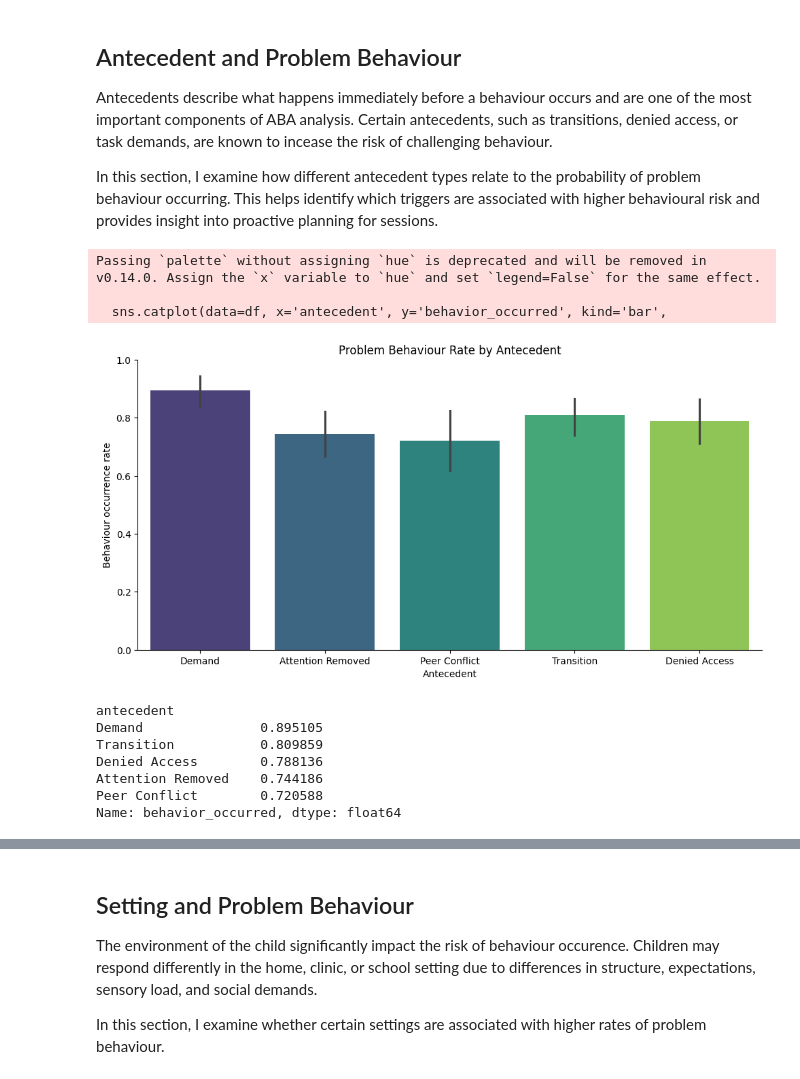
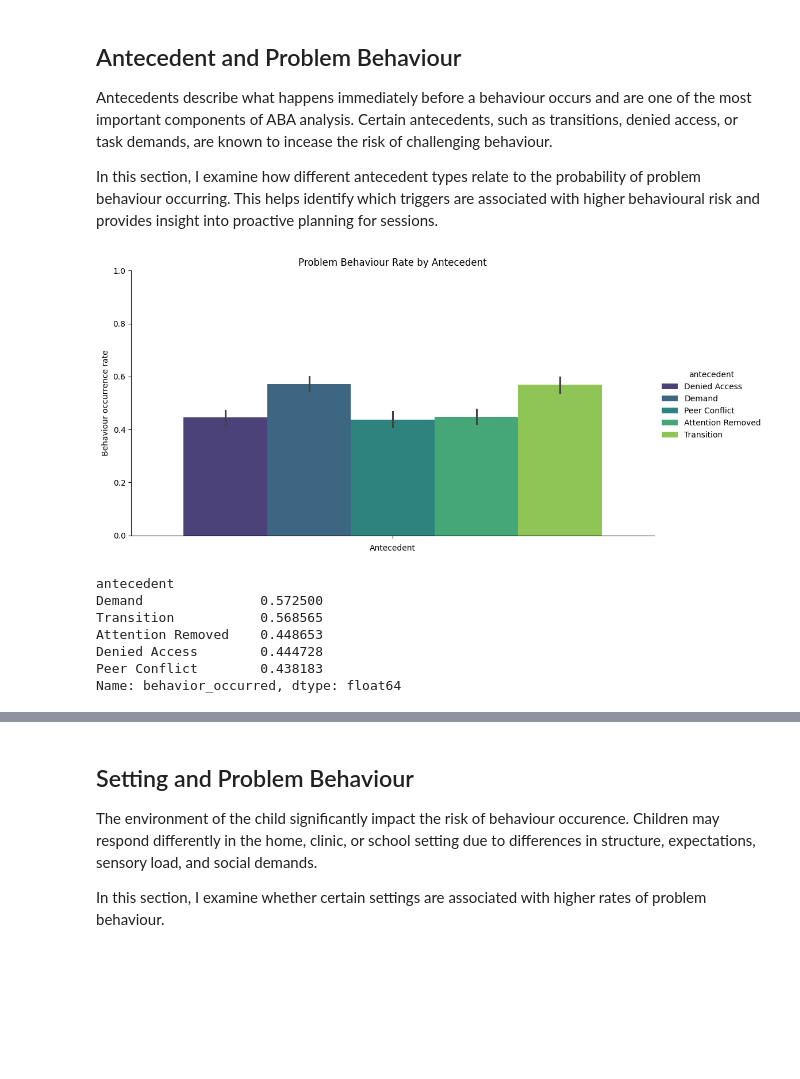
Before and after one commit to wasehhh/aba_behaviour_analysis, a Jupyter notebook: notebooks/01_eda_behaviour.ipynb, the cells around one changed output, grey strips where cells are left out. Saved outputs shown, nothing was run; the diff lists cells and outputs as text; code cells hidden in the pictures; blank space fills up the shorter version.

```diff
--- a/notebooks/01_eda_behaviour.ipynb
+++ b/notebooks/01_eda_behaviour.ipynb
@@ -7,7 +7,7 @@ import pandas as pd
 import matplotlib.pyplot as plt
 import seaborn as sns
 # %%
-df = pd.read_csv('../data/aba_behavior_synthetic_v1.csv')
+df = pd.read_csv('../data/aba_behavior_synthetic_v2.csv')
 # %% [markdown]
 ## Data Overview
 
@@ -183,27 +184,24 @@ Antecedents describe what happens immediately before a behaviour occurs and are
 
 In this section, I examine how different antecedent types relate to the probability of problem behaviour occurring. This helps identify which triggers are associated with higher behavioural risk and provides insight into proactive planning for sessions.
 # %%
-sns.catplot(data=df, x='antecedent', y='behavior_occurred', kind='bar',
+sns.catplot(data=df, hue='antecedent', y='behavior_occurred', kind='bar',
              palette='viridis', aspect=2)
 plt.xlabel('Antecedent')
 plt.ylabel('Behaviour occurrence rate')
 plt.title('Problem Behaviour Rate by Antecedent')
 plt.ylim(0, 1)
 plt.show()
 # %% [output]
-Passing `palette` without assigning `hue` is deprecated and will be removed in v0.14.0. Assign the `x` variable to `hue` and set `legend=False` for the same effect.
-
-  sns.catplot(data=df, x='antecedent', y='behavior_occurred', kind='bar',
-[figure, old version]
+[figure, new version]
 # %%
 df.groupby('antecedent')['behavior_occurred'].mean().sort_values(ascending=False)
 # %% [output]
 antecedent
-Demand               0.895105
-Transition           0.809859
-Denied Access        0.788136
-Attention Removed    0.744186
-Peer Conflict        0.720588
+Demand               0.572500
+Transition           0.568565
+Attention Removed    0.448653
+Denied Access        0.444728
+Peer Conflict        0.438183
 Name: behavior_occurred, dtype: float64
 # %% [markdown]
 ### Interpretation: Antecedents and Problem Behaviour
```
Also changed, not shown: parts of 25 cells of this notebook, 3 other files.
